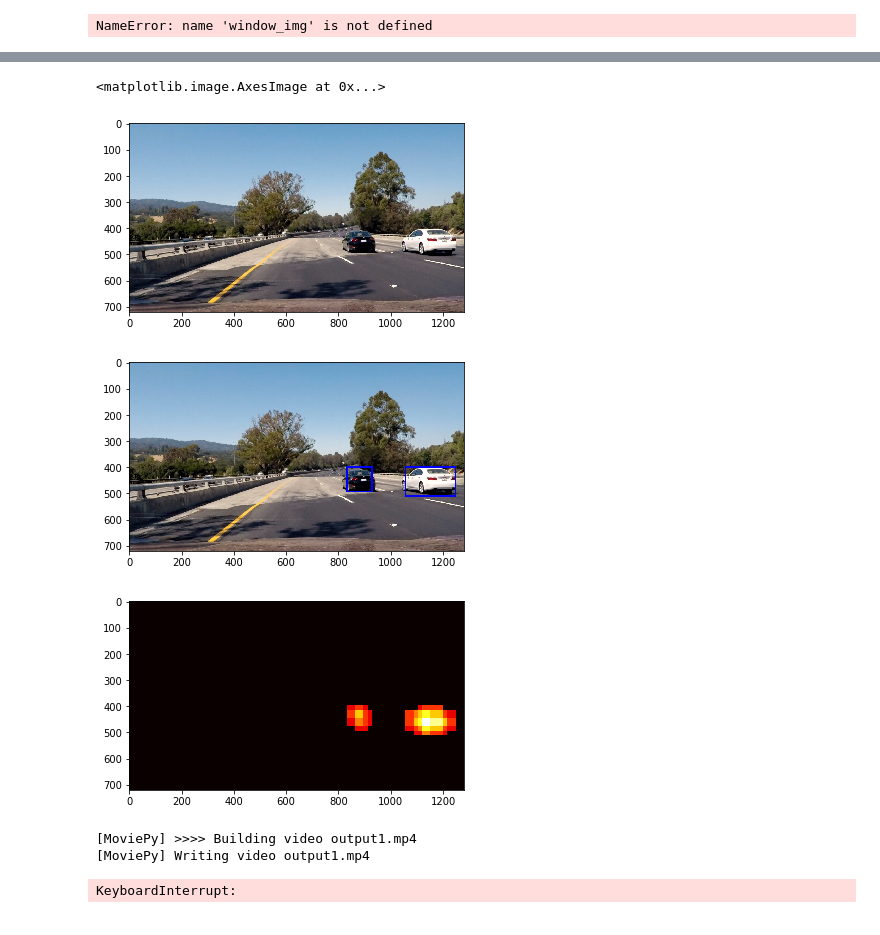
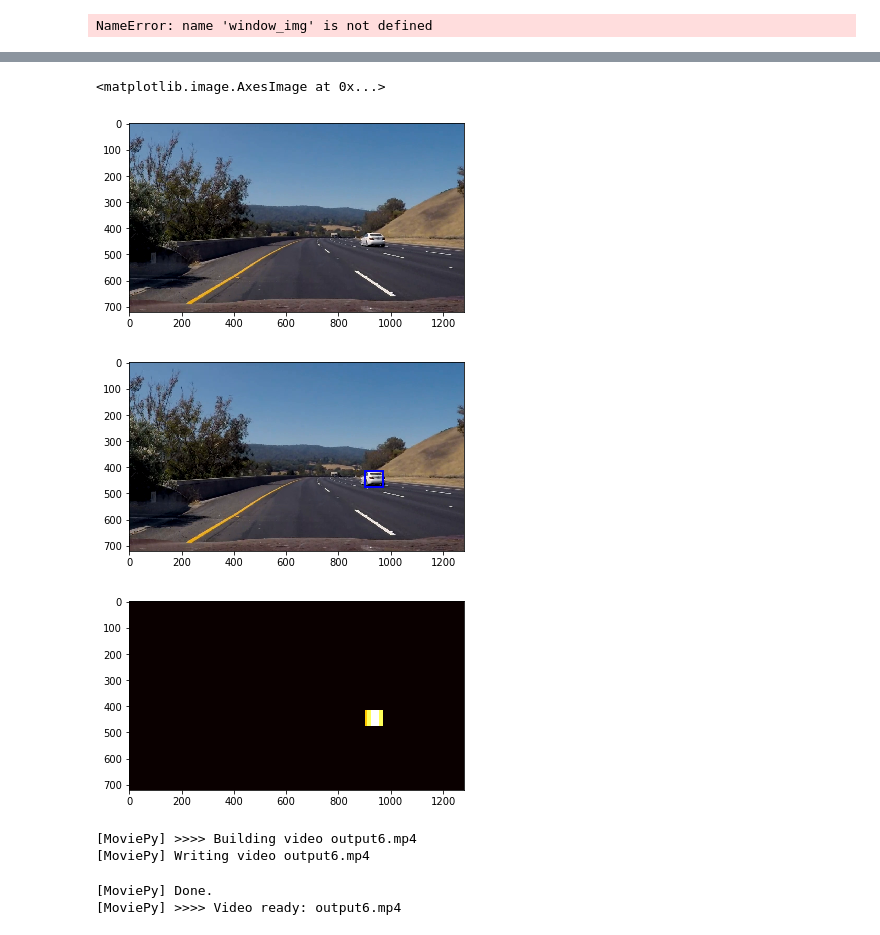
Before and after one commit to root221/CarND-Vehicle-Detection, a Jupyter notebook: VehicleDetectionAndTracking.ipynb, the cells around one changed output, grey strips where cells are left out. Drawn from its saved outputs; the diff is of its cells as text; code cells hidden in the pictures.

Commit message:
can find car

```diff
--- a/VehicleDetectionAndTracking.ipynb
+++ b/VehicleDetectionAndTracking.ipynb
@@ -325,7 +325,7 @@ def convert_color(img,conv):
     if conv == 'RGB2YUV':
         return cv2.cvtColor(img,cv2.COLOR_RGB2YUV)
 # %%
-def find_cars(img,scale,orient,pix_per_cell,cell_per_block,svc,cells_per_step,ystart,ystop):
+def find_cars(img,scale,orient,pix_per_cell,cell_per_block,svc,cells_per_step,ystart,ystop,xstart,xstop):
 
     bbox_list = []
 
@@ -333,7 +333,7 @@ def find_cars(img,scale,orient,pix_per_cell,cell_per_block,svc,cells_per_step,ys
     window = 64
     features = []
 
-    img_tosearch = img[ystart:ystop,:,:]
+    img_tosearch = img[ystart:ystop,xstart:xstop,:]
     img_tosearch = convert_color(img_tosearch, conv='RGB2YUV')
     if scale != 1:
         img_tosearch = cv2.resize(img_tosearch,(np.int(img_tosearch.shape[1]/scale), np.int(img_tosearch.shape[0]/scale)))
@@ -394,13 +394,16 @@ def find_cars(img,scale,orient,pix_per_cell,cell_per_block,svc,cells_per_step,ys
 
 
             if predict:
+                score = svc.decision_function(scaled_feature)
+                #print(score)
+
                 xleft_draw = np.int(xleft * scale)
                 ytop_draw = np.int(ytop * scale)
                 window_draw = np.int(window * scale)
-                left_top = (xleft_draw, ytop_draw+ystart)
-                right_bottom = (xleft_draw+window_draw,ytop_draw+window_draw+ystart)
+                left_top = (xleft_draw+xstart, ytop_draw+ystart)
+                right_bottom = (xleft_draw+window_draw+xstart,ytop_draw+window_draw+ystart)
                 bbox_list.append((left_top,right_bottom))
-                cv2.rectangle(draw_img,(xleft_draw, ytop_draw+ystart),(xleft_draw+window_draw,ytop_draw+window_draw+ystart)\
+                cv2.rectangle(draw_img,(xleft_draw+xstart, ytop_draw+ystart),(xleft_draw+window_draw+xstart,ytop_draw+window_draw+ystart)\
                     ,(0,0,255),6)
 
     return draw_img,bbox_list
@@ -416,0 +447,16 @@ plt.imshow(draw_img)
+# %%
+image = cv2.imread('test_images/test10.jpg')
+image = cv2.cvtColor(image,cv2.COLOR_BGR2RGB)
+bbox_list = []
+scales = [1,1.5,2,2.5]
+draw_img,box_list = find_cars(image,scales[0],13,16,2,svc,1,350,478,300,1280)
+plt.imshow(draw_img)
+bbox_list.extend(box_list)
+draw_img,box_list = find_cars(image,scales[1],13,16,2,svc,1,350,542,300,1280)
+bbox_list.extend(box_list)
+draw_img,box_list = find_cars(image,scales[2],13,16,2,svc,1,400,656,300,1280)
+bbox_list.extend(box_list)
+draw_img,box_list = find_cars(image,scales[3],13,16,2,svc,1,400,720,300,1280)
+bbox_list.extend(box_list)
+#cv2.line(draw_img, (0,520), (1280,520), (0,255,0), thickness=5)
+#plt.imshow(draw_img)
@@ -441,18 +490,18 @@ from scipy.ndimage.measurements import label
 # %%
 plt.imshow(image)
 heatmap = np.zeros_like(image[:,:,0]).astype(np.float)
 heatmap = add_heat(heatmap,bbox_list)
-heatmap = apply_threshold(heatmap,2)
+heatmap = apply_threshold(heatmap,3)
 labeled_array, num_features = label(heatmap)
 draw_img = draw_labeled_bboxes(np.copy(image), labeled_array, num_features)
 plt.figure()
 plt.imshow(draw_img)
 plt.figure()
 plt.imshow(heatmap, cmap='hot')
 # %% [output]
 <matplotlib.image.AxesImage at 0x...>
-[figure, old version]
+[figure, new version]
-[figure, old version]
+[figure, new version]
-[figure, old version]
+[figure, new version]
 # %%
 def process_image(image):
@@ -470,11 +524,13 @@ def process_image(image):
 # %%
 from moviepy.editor import VideoFileClip
 from IPython.display import HTML
-output = 'output1.mp4'
-clip1 = VideoFileClip("project_video.mp4").subclip(0,10)
+output = 'output6.mp4'
+#heatmap = np.zeros_like(image[:,:,0]).astype(np.float)
+clip1 = VideoFileClip("project_video.mp4")
 new_clip = clip1.fl_image(process_image)
 new_clip.write_videofile(output,audio=False)
 # %% [output]
-[MoviePy] >>>> Building video output1.mp4
-[MoviePy] Writing video output1.mp4
+[MoviePy] >>>> Building video output6.mp4
+[MoviePy] Writing video output6.mp4
-KeyboardInterrupt:
+[MoviePy] Done.
+[MoviePy] >>>> Video ready: output6.mp4
```
Also changed, not shown: parts of 12 cells of this notebook.
